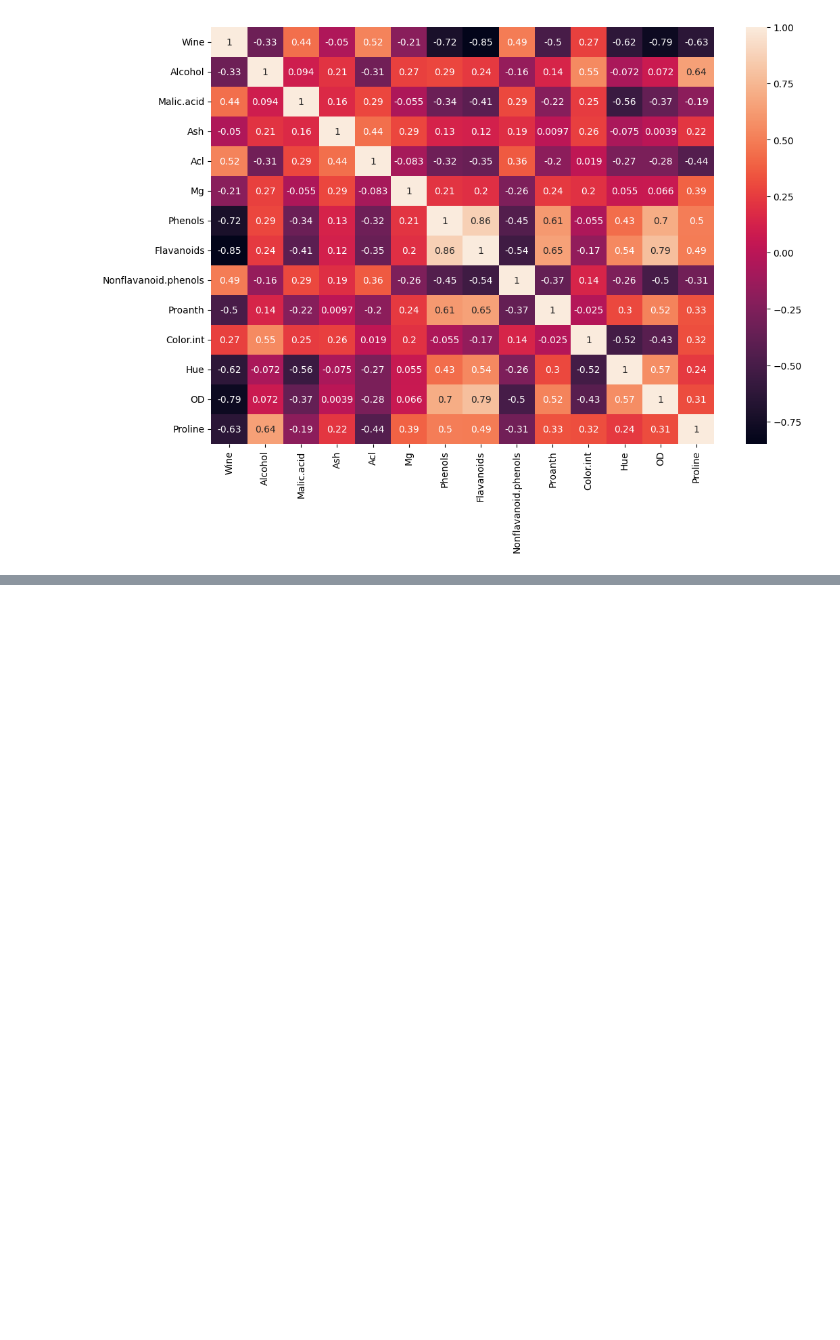
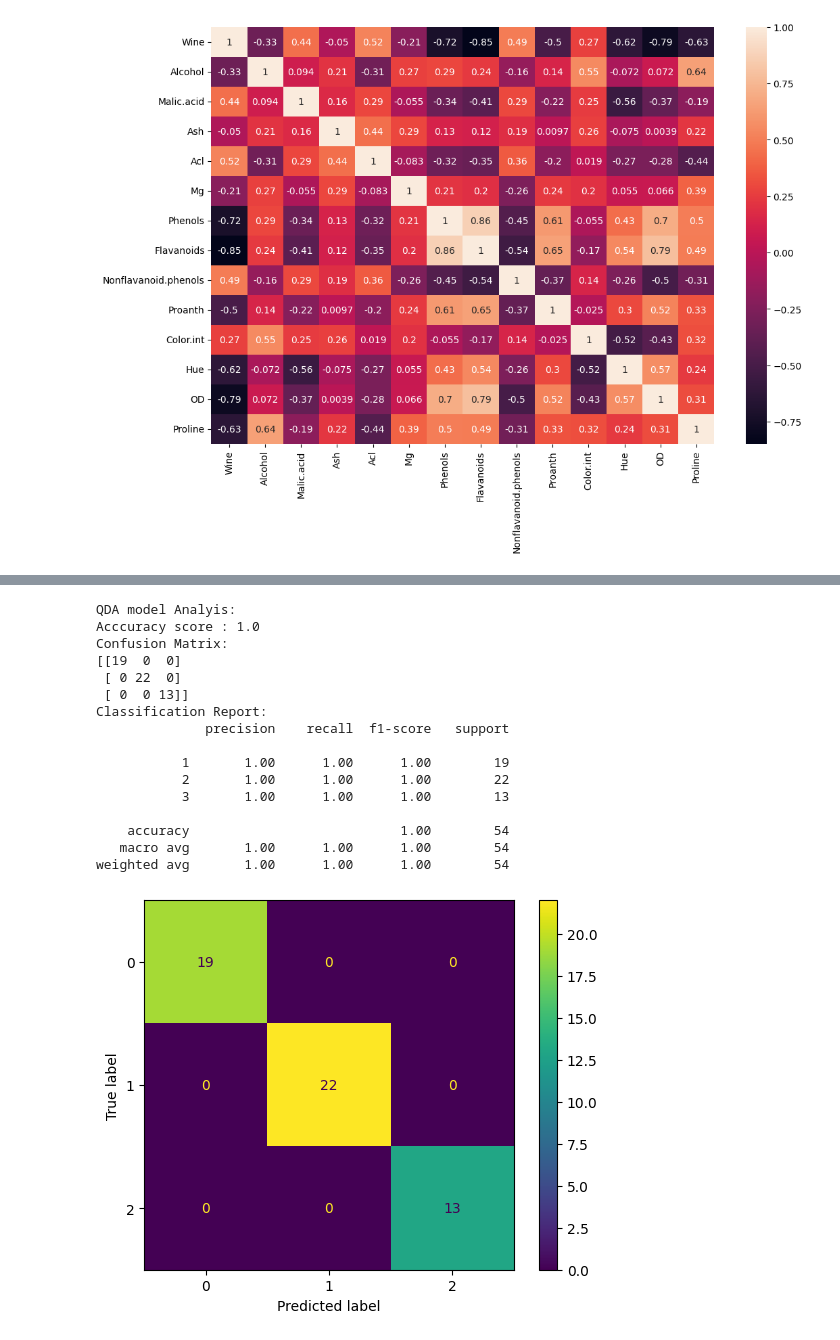
Before and after one commit to siludeswal/ML_Projects, a Jupyter notebook: Quadratic_Discriminant_Analysis/wine_QDA.ipynb, the cells around one changed output, grey strips where cells are left out. Drawn from its saved outputs; the diff is of its cells as text; code cells hidden in the pictures; blank space fills up the shorter version.

```diff
--- a/Quadratic_Discriminant_Analysis/wine_QDA.ipynb
+++ b/Quadratic_Discriminant_Analysis/wine_QDA.ipynb
@@ -115,0 +122,2 @@ plt.show()
+# %%
+model_qda_predict = model_qda.predict(x_test)
@@ -115,0 +138,26 @@ plt.show()
+# %%
+from sklearn.metrics import ConfusionMatrixDisplay,confusion_matrix,accuracy_score,classification_report
+print("QDA model Analyis: ")
+print(f"Acccuracy score : {accuracy_score(y_test,model_qda_predict)}")
+print(f"Confusion Matrix: \n{confusion_matrix(y_test,model_qda_predict)}")
+print(f"Classification Report: \n{classification_report(y_test,model_qda_predict)}")
+ConfusionMatrixDisplay(confusion_matrix(y_test,model_qda_predict)).plot()
+print()
+# %% [output]
+QDA model Analyis:
+Acccuracy score : 1.0
+Confusion Matrix:
+[[19  0  0]
+ [ 0 22  0]
+ [ 0  0 13]]
+Classification Report:
+              precision    recall  f1-score   support
+
+           1       1.00      1.00      1.00        19
+           2       1.00      1.00      1.00        22
+           3       1.00      1.00      1.00        13
+
+    accuracy                           1.00        54
+   macro avg       1.00      1.00      1.00        54
+weighted avg       1.00      1.00      1.00        54
+[figure, added]
```
Also changed, not shown: parts of 7 cells of this notebook.
